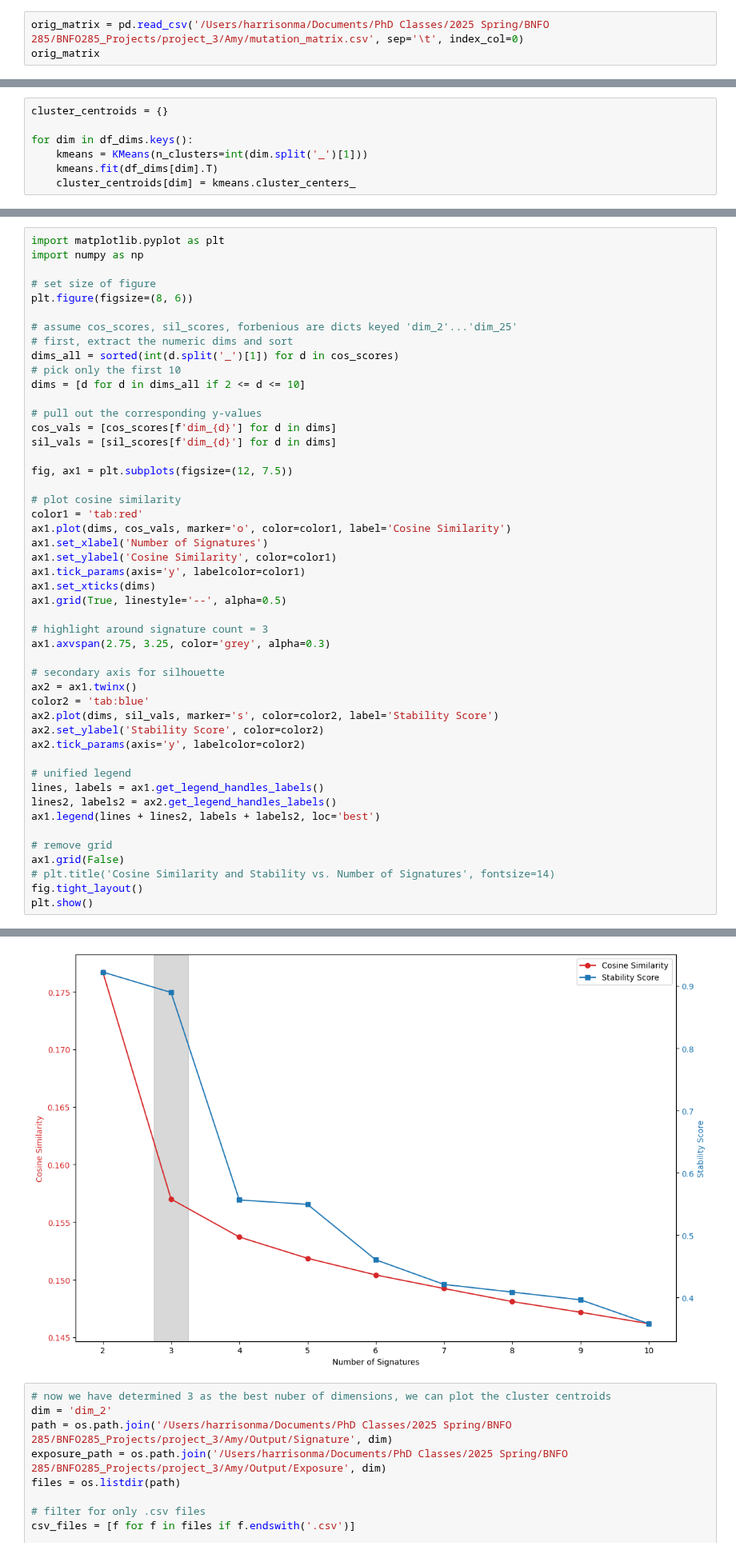
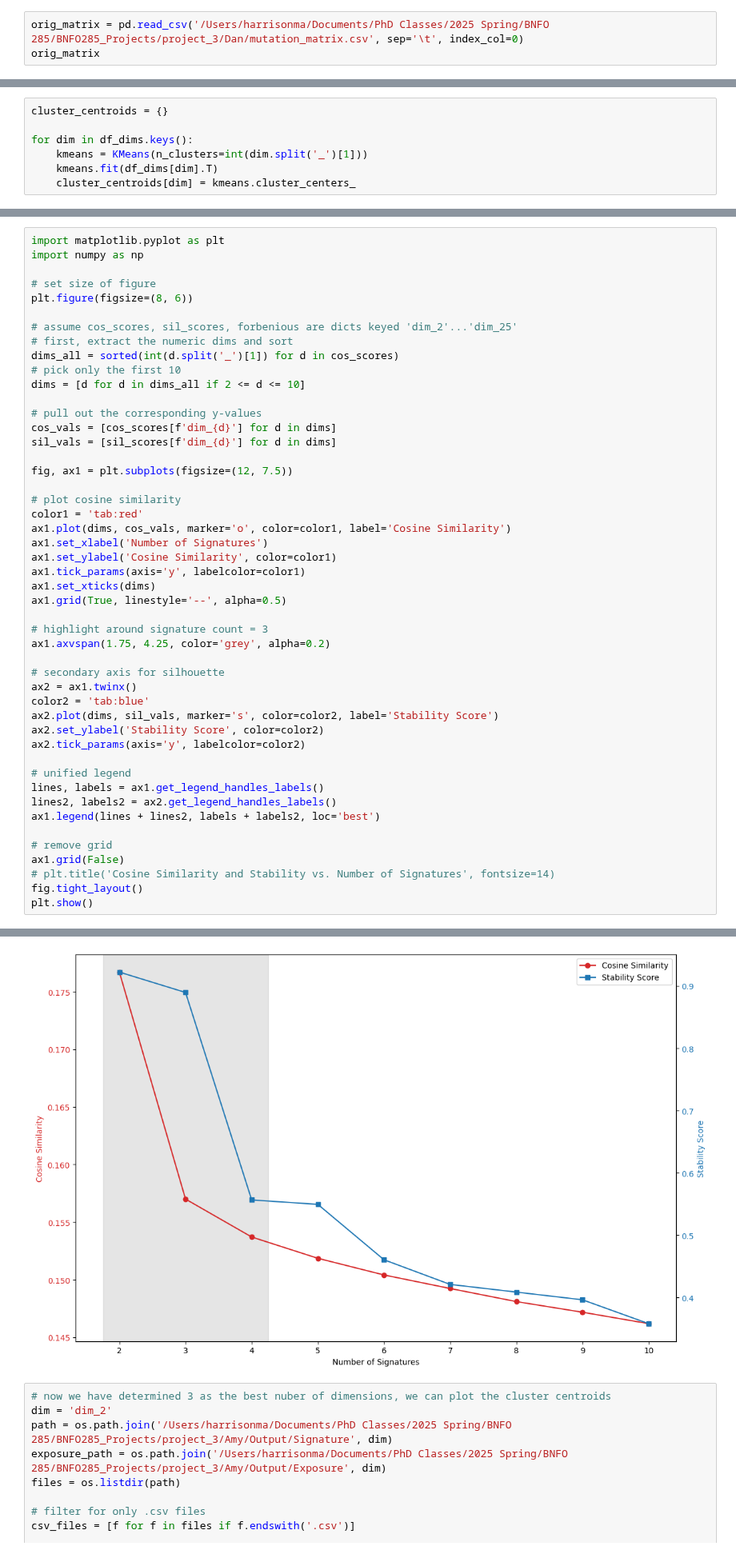
Before and after one commit to Harrison-Q-Ma/BNFO285_Projects, a Jupyter notebook: project_3/Harrison/clustering.ipynb, the cells around one changed output, grey strips where cells are left out. Shown at 80% size. Saved outputs shown, nothing was run; the diff lists cells and outputs as text.

Commit message:
Update Harrison's code to merged pipeline

```diff
--- a/project_3/Harrison/clustering.ipynb
+++ b/project_3/Harrison/clustering.ipynb
@@ -6,7 +6,7 @@ from sklearn.cluster import KMeans
 import re
 from tqdm import tqdm
 # %%
-orig_matrix = pd.read_csv('/Users/harrisonma/Documents/PhD Classes/2025 Spring/BNFO 285/BNFO285_Projects/project_3/Amy/mutation_matrix.csv', sep='\t', index_col=0)
+orig_matrix = pd.read_csv('/Users/harrisonma/Documents/PhD Classes/2025 Spring/BNFO 285/BNFO285_Projects/project_3/Dan/mutation_matrix.csv', sep='\t', index_col=0)
 orig_matrix
 # %% [output]
 |  | TCGA-4P-AA8J | TCGA-BA-4074 | TCGA-BA-4075 | TCGA-BA-4076 | TCGA-BA-4077 | TCGA-BA-4078 | TCGA-BA-5149 | ... |
@@ -316,35 +316,35 @@ fig, ax1 = plt.subplots(figsize=(12, 7.5))
 # plot cosine similarity
 color1 = 'tab:red'
 ax1.plot(dims, cos_vals, marker='o', color=color1, label='Cosine Similarity')
 ax1.set_xlabel('Number of Signatures')
 ax1.set_ylabel('Cosine Similarity', color=color1)
 ax1.tick_params(axis='y', labelcolor=color1)
 ax1.set_xticks(dims)
 ax1.grid(True, linestyle='--', alpha=0.5)
 
 # highlight around signature count = 3
-ax1.axvspan(2.75, 3.25, color='grey', alpha=0.3)
+ax1.axvspan(1.75, 4.25, color='grey', alpha=0.2)
 
 # secondary axis for silhouette
 ax2 = ax1.twinx()
 color2 = 'tab:blue'
 ax2.plot(dims, sil_vals, marker='s', color=color2, label='Stability Score')
 ax2.set_ylabel('Stability Score', color=color2)
 ax2.tick_params(axis='y', labelcolor=color2)
 
 # unified legend
 lines, labels = ax1.get_legend_handles_labels()
 lines2, labels2 = ax2.get_legend_handles_labels()
 ax1.legend(lines + lines2, labels + labels2, loc='best')
 
 # remove grid
 ax1.grid(False)
 # plt.title('Cosine Similarity and Stability vs. Number of Signatures', fontsize=14)
 fig.tight_layout()
 plt.show()
 # %% [output]
 <Figure size 800x600 with 0 Axes>
-[figure, old version]
+[figure, new version]
 # %%
 # now we have determined 3 as the best nuber of dimensions, we can plot the cluster centroids
 dim = 'dim_2'
```
Also changed, not shown: 1 other file.
